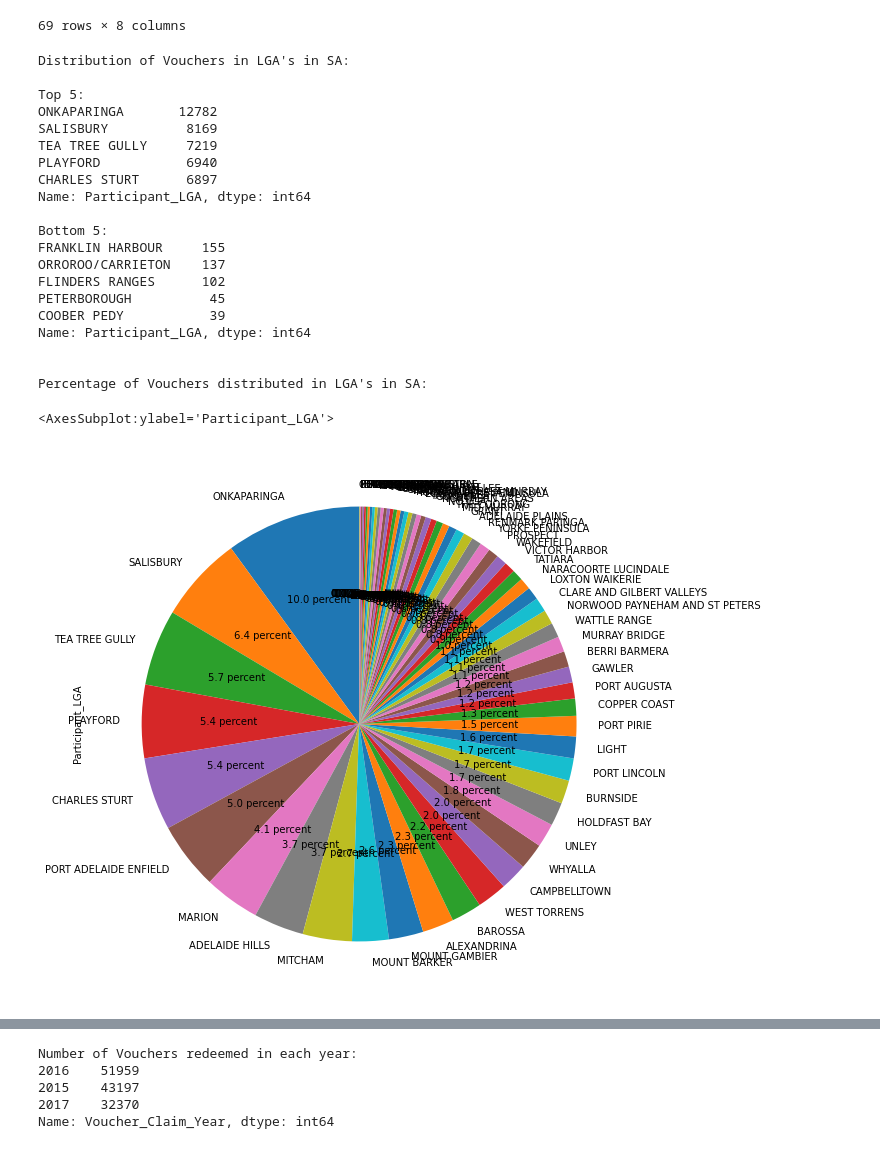
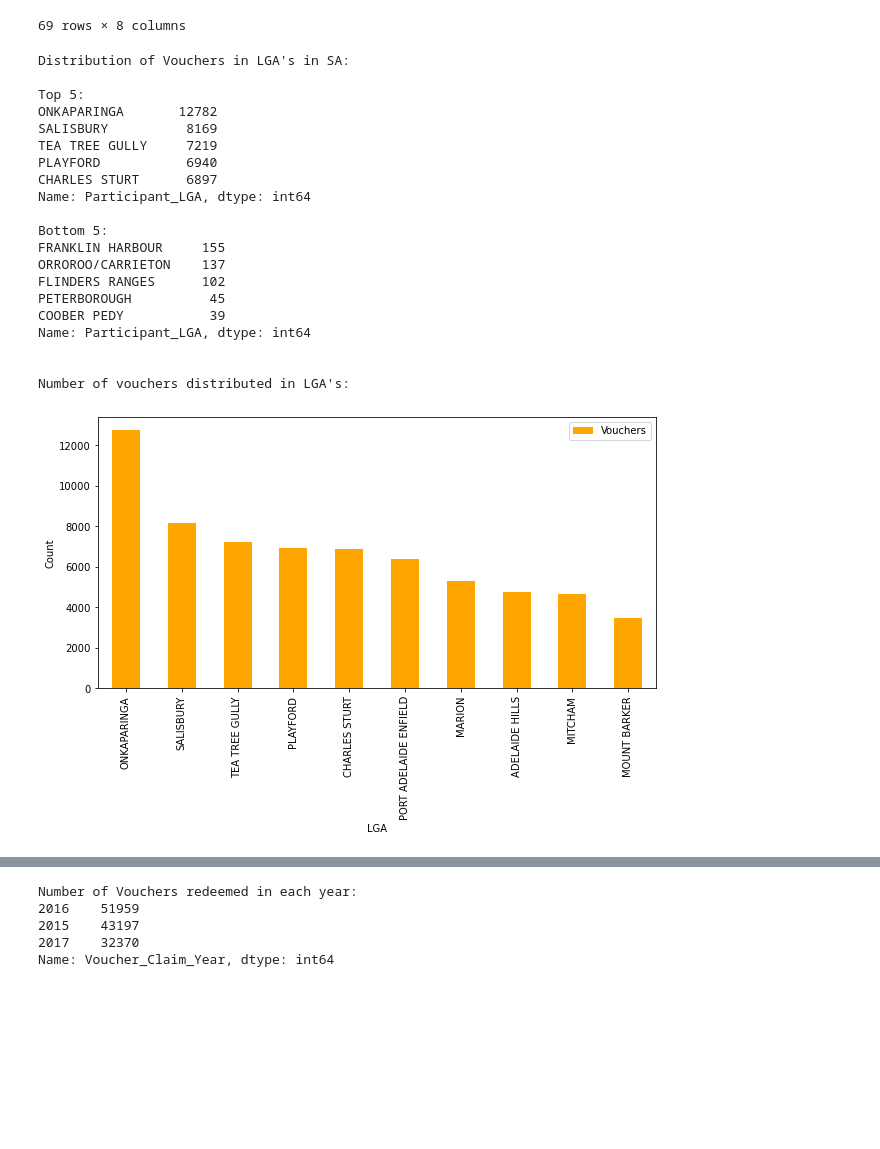
Before and after one commit to MQCOMP2200-S2-2021/data-science-portfolio-JoeB-cybersecurity, a Jupyter notebook: Portfolio 2.ipynb, the cells around one changed output, grey strips where cells are left out. Drawn from its saved outputs; the diff is of its cells as text; code cells hidden in the pictures; blank space fills up the shorter version.

```diff
--- a/Portfolio 2.ipynb
+++ b/Portfolio 2.ipynb
@@ -67,35 +67,37 @@ sa_vouchers_scores.groupby(['Participant_LGA']).mean()
 # %%
 #Describe the distribution of vouchers by: LGA, Sport - which regions/sports stand out?
 
 print("Distribution of Vouchers in LGA's in SA:")
 print("\nTop 5:")
 print(sa_vouchers_scores.Participant_LGA.value_counts().head())
 print("\nBottom 5:")
 print(sa_vouchers_scores.Participant_LGA.value_counts().tail())
 
-print("\n\nPercentage of Vouchers distributed in LGA's in SA:")
-plt.figure(figsize=(20,10))
-sa_vouchers_scores.Participant_LGA.value_counts().plot.pie(startangle=90,autopct="%.1f percent")
+plt.figure(figsize=(10,5))
+sa_vouchers_scores.Participant_LGA.value_counts().head(10).plot(kind="bar",color="orange",label="Vouchers")
+plt.xlabel("LGA")
+plt.ylabel("Count")
+plt.legend()
+print("\n\nNumber of vouchers distributed in LGA's:")
 # %% [output]
 Distribution of Vouchers in LGA's in SA:
 
 Top 5:
 ONKAPARINGA       12782
 SALISBURY          8169
 TEA TREE GULLY     7219
 PLAYFORD           6940
 CHARLES STURT      6897
 Name: Participant_LGA, dtype: int64
 
 Bottom 5:
 FRANKLIN HARBOUR     155
 ORROROO/CARRIETON    137
 FLINDERS RANGES      102
 PETERBOROUGH          45
 COOBER PEDY           39
 Name: Participant_LGA, dtype: int64
 
 
-Percentage of Vouchers distributed in LGA's in SA:
+Number of vouchers distributed in LGA's:
-<AxesSubplot:ylabel='Participant_LGA'>
-[figure, old version]
+[figure, new version]
```
Also changed, not shown: parts of 9 cells of this notebook.
